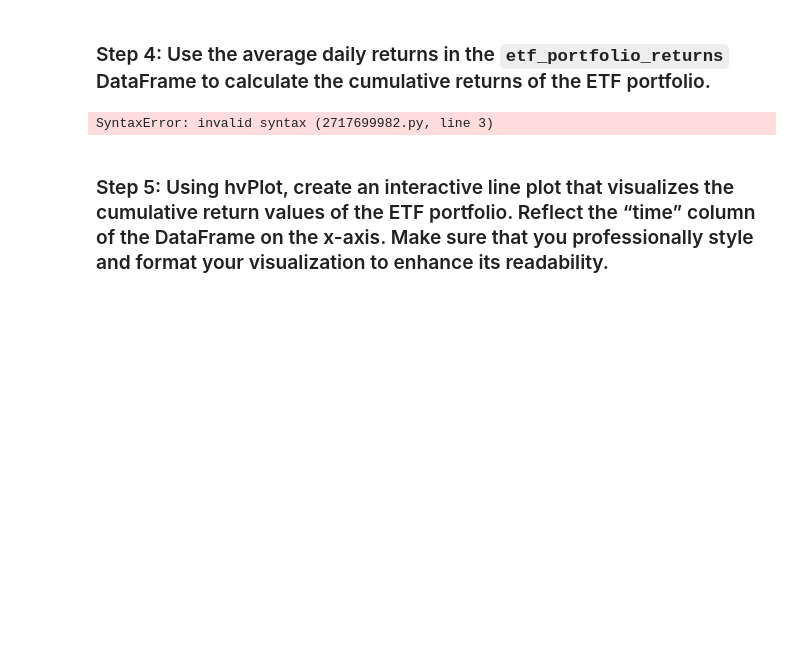
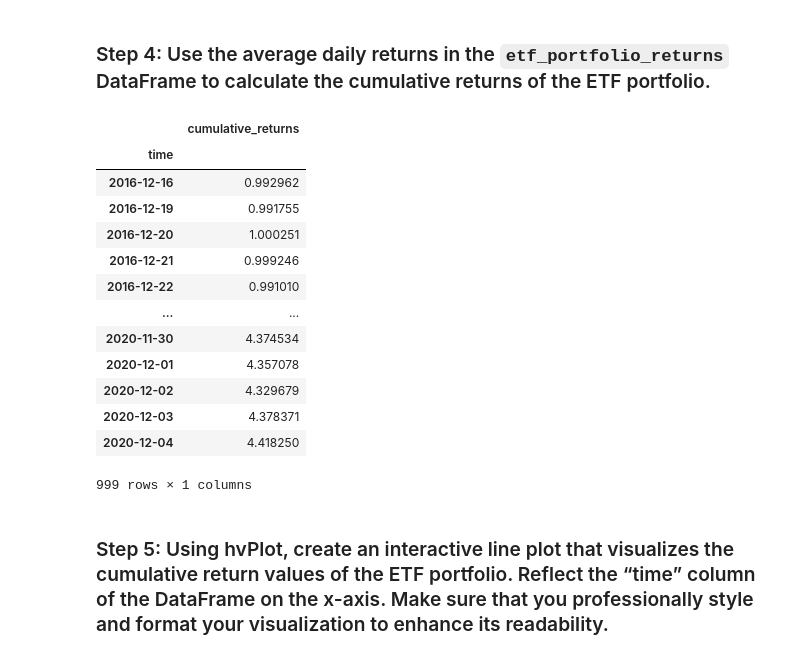
Before and after one commit to AndrewRBader/Challenge7_CU-fintech, a Jupyter notebook: etf_analyzer.ipynb, the cells around one changed output. Drawn from its saved outputs; the diff is of its cells as text; code cells hidden in the pictures; blank space fills up the shorter version.

Commit message:
calculated and displayed the cumulative returns over time

```diff
--- a/etf_analyzer.ipynb
+++ b/etf_analyzer.ipynb
@@ -441,12 +441,28 @@ display(f'The annualized returns are {annualized_etf_portfolio_returns:.2f}')
 # %%
 # Use the average daily returns provided by the etf_portfolio_returns DataFrame
 # to calculate the cumulative returns
-etf_cumulative_returns = # YOUR CODE HERE
+etf_cumulative_returns = pd.DataFrame((1 + etf_portfolio_returns["average_returns"]).cumprod())
+
+# renaming column from average_returns to cumulative returns
+etf_cumulative_returns.columns = ['cumulative_returns']
 
 # Display the final cumulative return value
-# YOUR CODE HERE
+display(etf_cumulative_returns)
 # %% [output]
+|  | cumulative_returns |
+| time |  |
+| 2016-12-16 | 0.992962 |
+| 2016-12-19 | 0.991755 |
+| 2016-12-20 | 1.000251 |
+| 2016-12-21 | 0.999246 |
+| 2016-12-22 | 0.991010 |
+| ... | ... |
+| 2020-11-30 | 4.374534 |
+| 2020-12-01 | 4.357078 |
+| 2020-12-02 | 4.329679 |
+| 2020-12-03 | 4.378371 |
+| 2020-12-04 | 4.418250 |
-SyntaxError: invalid syntax (2717699982.py, line 3)
+999 rows × 1 columns
 # %% [markdown]
 ### Step 5: Using hvPlot, create an interactive line plot that visualizes the cumulative return values of the ETF portfolio. Reflect the “time” column of the DataFrame on the x-axis. Make sure that you professionally style and format your visualization to enhance its readability.
 # %%
```
